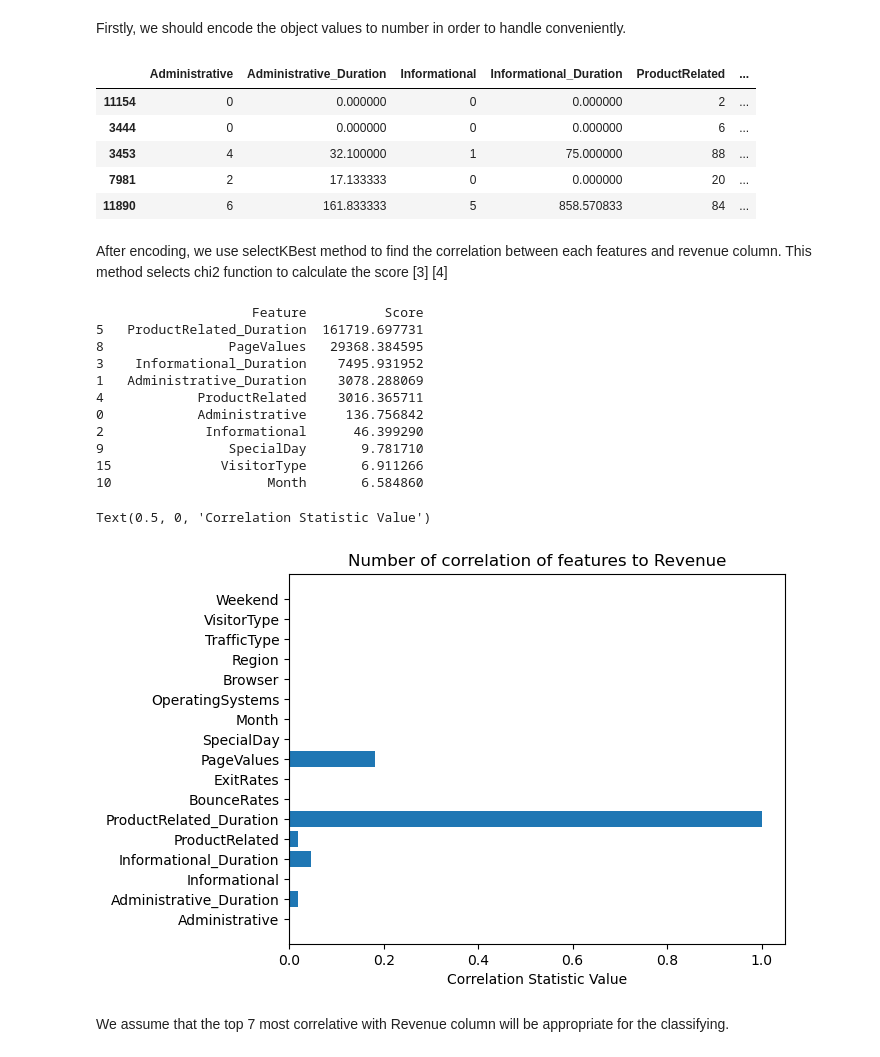
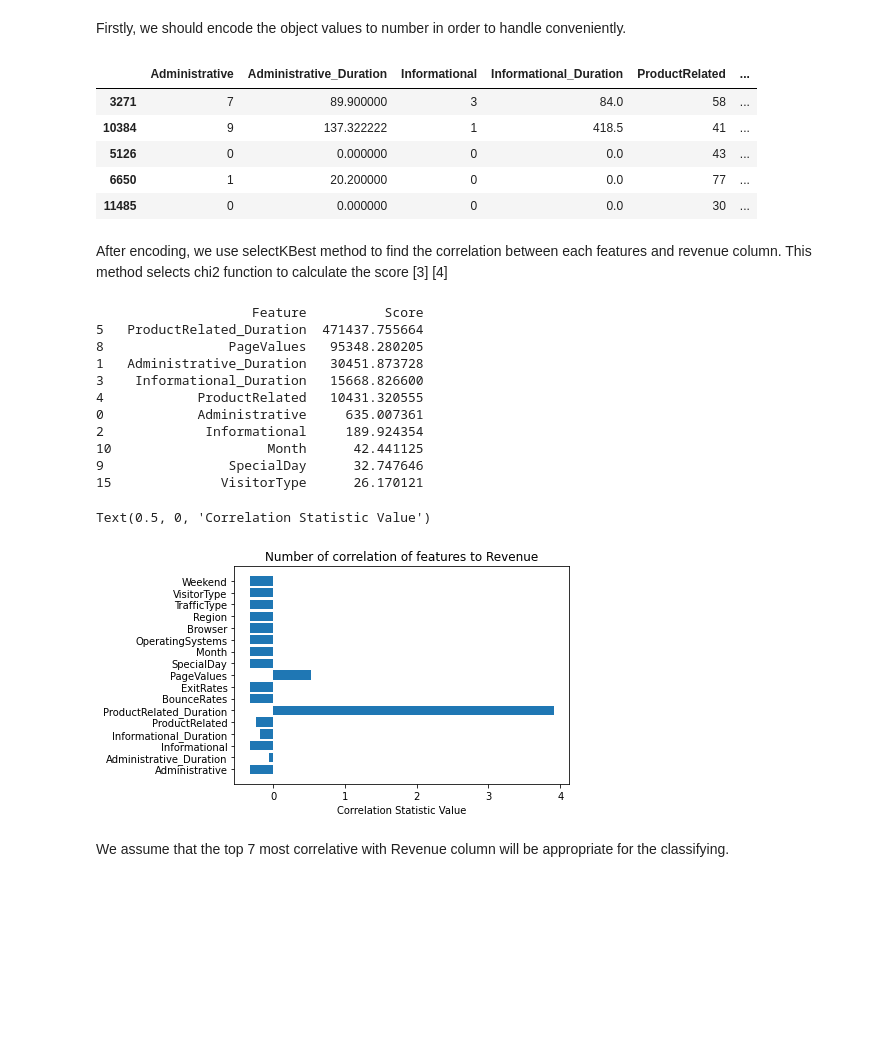
Before and after one commit to camphong24032002/Assignment3-PDS, a Jupyter notebook: Assignment3.ipynb, the cells around one changed output. Saved outputs shown, nothing was run; the diff lists cells and outputs as text; code cells hidden in the pictures; blank space fills up the shorter version.

```diff
--- a/Assignment3.ipynb
+++ b/Assignment3.ipynb
@@ -30,8 +30,8 @@ set_config(display='diagram')
 # %% [markdown]
 <h4><b>Load data</b></h4>
 # %%
-# data = pd.read_csv('https://archive.ics.uci.edu/ml/machine-learning-databases/00468/online_shoppers_intention.csv', sep=',')
-data = pd.read_csv('online_shoppers_intention.csv')
+data = pd.read_csv('https://archive.ics.uci.edu/ml/machine-learning-databases/00468/online_shoppers_intention.csv', sep=',')
+# data = pd.read_csv('online_shoppers_intention.csv')
 data.head()
 # %% [output]
 |  | Administrative | Administrative_Duration | Informational | Informational_Duration | ProductRelated | ... |
@@ -47,8 +47,8 @@ data.head()
 <p>The 'Revenue' attribute can be used as the class label.</p>
 <p>We refer to split the data set into train set and test set with ratio 70%-30%. Test set will be kept to calculate the accuracy of the model</p>
 # %%
-df, test_df = train_test_split(data, test_size=0.3, random_state=0)
-train_df, val_df = train_test_split(df, test_size=0.75, random_state=0)
+df, test_df = train_test_split(data, test_size=0.25, random_state=0)
+train_df, val_df = train_test_split(df, test_size=0.25, random_state=0)
 # %% [markdown]
 ### a) Check data types
 # %%
@@ -208,11 +208,11 @@ for col in obj_cols:
 train_df.head()
 # %% [output]
 |  | Administrative | Administrative_Duration | Informational | Informational_Duration | ProductRelated | ... |
-| 11154 | 0 | 0.000000 | 0 | 0.000000 | 2 | ... |
-| 3444 | 0 | 0.000000 | 0 | 0.000000 | 6 | ... |
-| 3453 | 4 | 32.100000 | 1 | 75.000000 | 88 | ... |
-| 7981 | 2 | 17.133333 | 0 | 0.000000 | 20 | ... |
-| 11890 | 6 | 161.833333 | 5 | 858.570833 | 84 | ... |
+| 3271 | 7 | 89.900000 | 3 | 84.0 | 58 | ... |
+| 10384 | 9 | 137.322222 | 1 | 418.5 | 41 | ... |
+| 5126 | 0 | 0.000000 | 0 | 0.0 | 43 | ... |
+| 6650 | 1 | 20.200000 | 0 | 0.0 | 77 | ... |
+| 11485 | 0 | 0.000000 | 0 | 0.0 | 30 | ... |
 # %% [markdown]
 After encoding, we use selectKBest method to find the correlation between each features and revenue column. This method selects chi2 function to calculate the score [3] [4]
 # %%
@@ -227,24 +227,24 @@ featureScores.columns = ['Feature', 'Score']
 print(featureScores.nlargest(10, 'Score'))
 # %% [output]
                     Feature          Score
-5   ProductRelated_Duration  161719.697731
-8                PageValues   29368.384595
-3    Informational_Duration    7495.931952
-1   Administrative_Duration    3078.288069
-4            ProductRelated    3016.365711
-0            Administrative     136.756842
-2             Informational      46.399290
-9                SpecialDay       9.781710
-15              VisitorType       6.911266
-10                    Month       6.584860
+5   ProductRelated_Duration  471437.755664
+8                PageValues   95348.280205
+1   Administrative_Duration   30451.873728
+3    Informational_Duration   15668.826600
+4            ProductRelated   10431.320555
+0            Administrative     635.007361
+2             Informational     189.924354
+10                    Month      42.441125
+9                SpecialDay      32.747646
+15              VisitorType      26.170121
 # %%
-featureScores['Score'] = MinMaxScaler().fit_transform(np.array(featureScores['Score']).reshape(-1, 1))
+featureScores['Score'] = StandardScaler().fit_transform(np.array(featureScores['Score']).reshape(-1, 1))
 plt.barh(featureScores['Feature'], featureScores['Score'])
 plt.title('Number of correlation of features to Revenue')
 plt.xlabel('Correlation Statistic Value')
 # %% [output]
 Text(0.5, 0, 'Correlation Statistic Value')
-[figure, old version]
+[figure, new version]
 # %% [markdown]
 <p>We assume that the top 7 most correlative with Revenue column will be appropriate for the classifying.</p>
 # %% [markdown]
```
Also changed, not shown: parts of 33 cells of this notebook, 1 other file.
